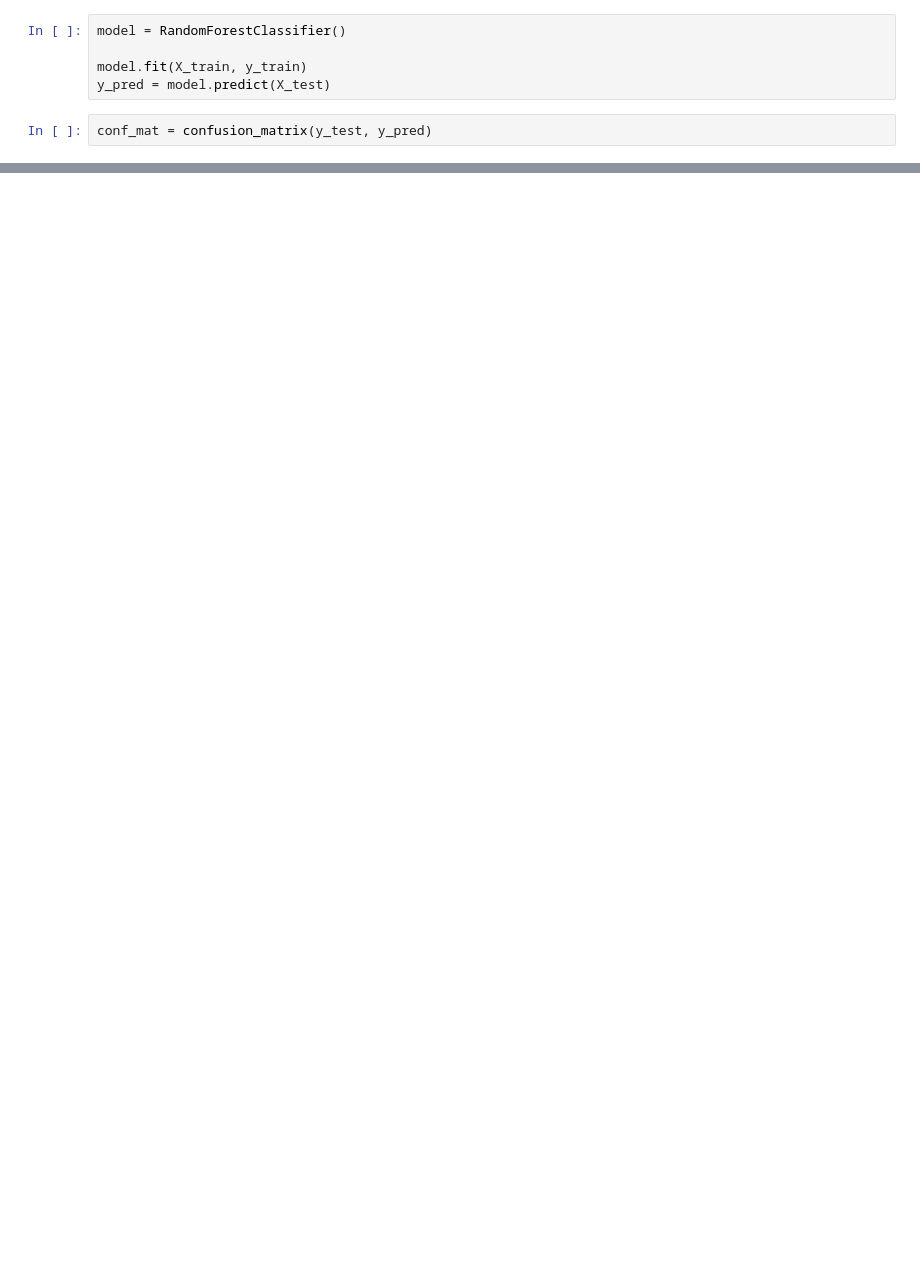
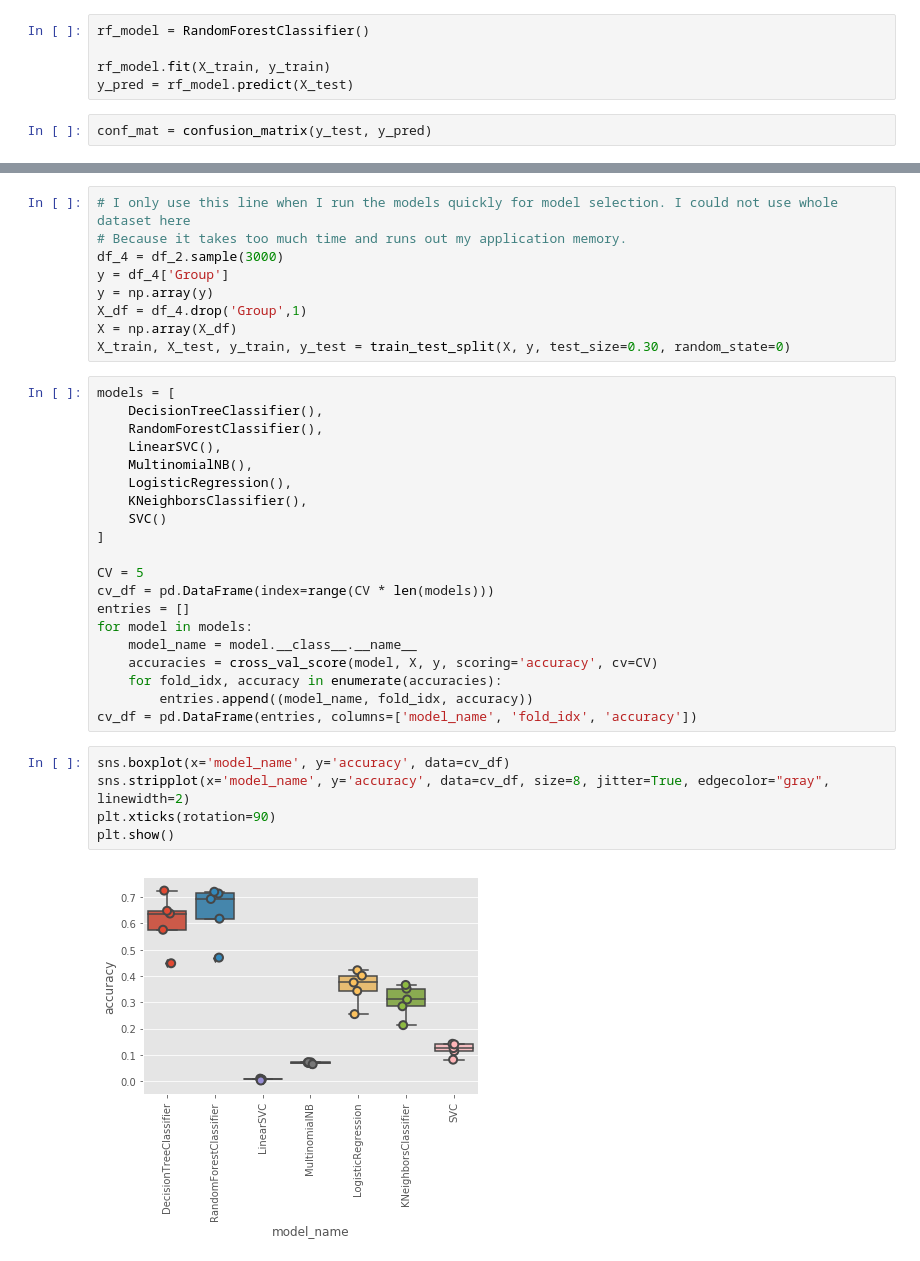
Before and after one commit to sinemypolat/global_terrorism_attacks, a Jupyter notebook: global_terrorism.ipynb, the cells around one changed output, grey strips where cells are left out. Saved outputs shown, nothing was run; the diff lists cells and outputs as text; blank space fills up the shorter version.

```diff
--- a/global_terrorism.ipynb
+++ b/global_terrorism.ipynb
@@ -220,8 +234,8 @@ The accuracy is: 0.725103199174
 # %%
-model = RandomForestClassifier()
+rf_model = RandomForestClassifier()
 
-model.fit(X_train, y_train)
-y_pred = model.predict(X_test)
+rf_model.fit(X_train, y_train)
+y_pred = rf_model.predict(X_test)
 # %%
 conf_mat = confusion_matrix(y_test, y_pred)
 # %%
@@ -240,0 +262,36 @@ The accuracy is: 0.75472996216
+# %%
+# I only use this line when I run the models quickly for model selection. I could not use whole dataset here
+# Because it takes too much time and runs out my application memory.
+df_4 = df_2.sample(3000)
+y = df_4['Group']
+y = np.array(y)
+X_df = df_4.drop('Group',1)
+X = np.array(X_df)
+X_train, X_test, y_train, y_test = train_test_split(X, y, test_size=0.30, random_state=0)
+# %%
+models = [
+    DecisionTreeClassifier(),
+    RandomForestClassifier(),
+    LinearSVC(),
+    MultinomialNB(),
+    LogisticRegression(),
+    KNeighborsClassifier(),
+    SVC()
+]
+
+CV = 5
+cv_df = pd.DataFrame(index=range(CV * len(models)))
+entries = []
+for model in models:
+    model_name = model.__class__.__name__
+    accuracies = cross_val_score(model, X, y, scoring='accuracy', cv=CV)
+    for fold_idx, accuracy in enumerate(accuracies):
+        entries.append((model_name, fold_idx, accuracy))
+cv_df = pd.DataFrame(entries, columns=['model_name', 'fold_idx', 'accuracy'])
+# %%
+sns.boxplot(x='model_name', y='accuracy', data=cv_df)
+sns.stripplot(x='model_name', y='accuracy', data=cv_df, size=8, jitter=True, edgecolor="gray", linewidth=2)
+plt.xticks(rotation=90)
+plt.show()
+# %% [output]
+[figure, added]
```
Also changed, not shown: parts of 30 cells of this notebook.
